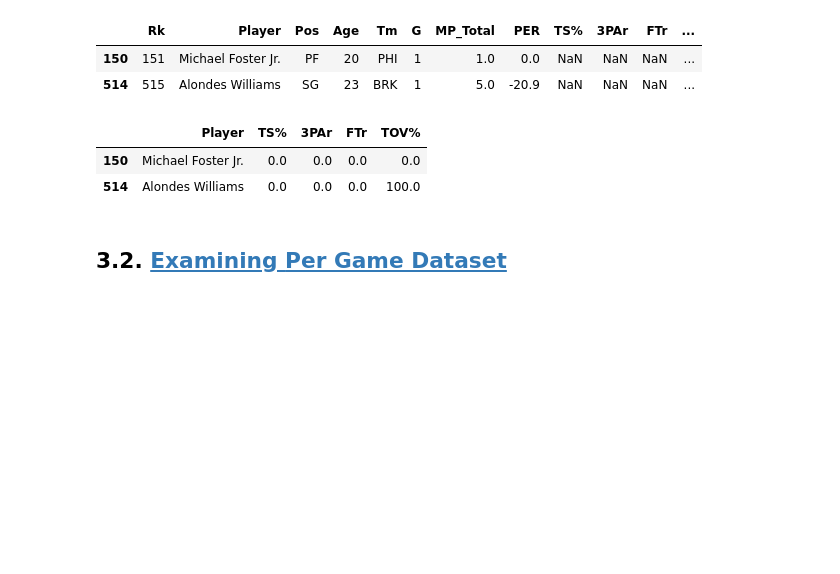
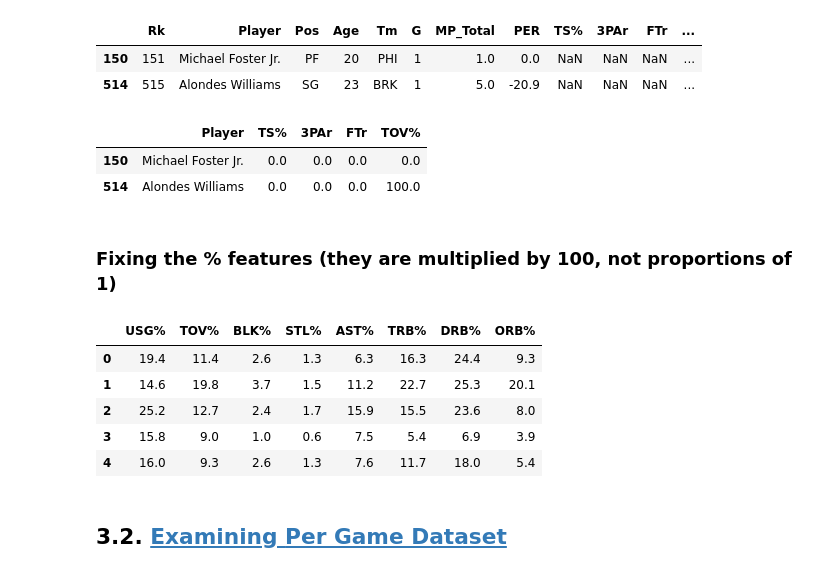
Before and after one commit to brunopiato/NBA_2022-2023, a Jupyter notebook: notebooks/NBA_Season22_23.ipynb, the cells around one changed output. Saved outputs shown, nothing was run; the diff lists cells and outputs as text; code cells hidden in the pictures; blank space fills up the shorter version.

```diff
--- a/notebooks/NBA_Season22_23.ipynb
+++ b/notebooks/NBA_Season22_23.ipynb
@@ -418,3 +418,14 @@ advanced_df[(advanced_df['Player_additional']=='fostemi02') | (advanced_df['Play
 |  | Player | TS% | 3PAr | FTr | TOV% |
 | 150 | Michael Foster Jr. | 0.0 | 0.0 | 0.0 | 0.0 |
 | 514 | Alondes Williams | 0.0 | 0.0 | 0.0 | 100.0 |
+# %% [markdown]
+### Fixing the % features (they are multiplied by 100, not proportions of 1)
+# %%
+advanced_df[['USG%', 'TOV%', 'BLK%','STL%', 'AST%', 'TRB%', 'DRB%', 'ORB%']].head()
+# %% [output]
+|  | USG% | TOV% | BLK% | STL% | AST% | TRB% | DRB% | ORB% |
+| 0 | 19.4 | 11.4 | 2.6 | 1.3 | 6.3 | 16.3 | 24.4 | 9.3 |
+| 1 | 14.6 | 19.8 | 3.7 | 1.5 | 11.2 | 22.7 | 25.3 | 20.1 |
+| 2 | 25.2 | 12.7 | 2.4 | 1.7 | 15.9 | 15.5 | 23.6 | 8.0 |
+| 3 | 15.8 | 9.0 | 1.0 | 0.6 | 7.5 | 5.4 | 6.9 | 3.9 |
+| 4 | 16.0 | 9.3 | 2.6 | 1.3 | 7.6 | 11.7 | 18.0 | 5.4 |
```
Also changed, not shown: parts of 31 cells of this notebook, 1 other file.
